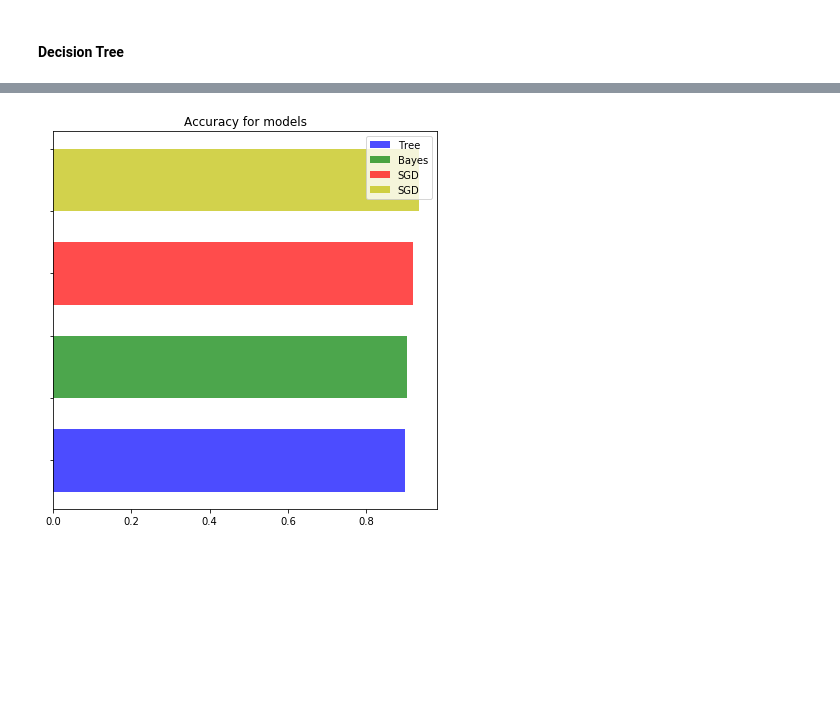
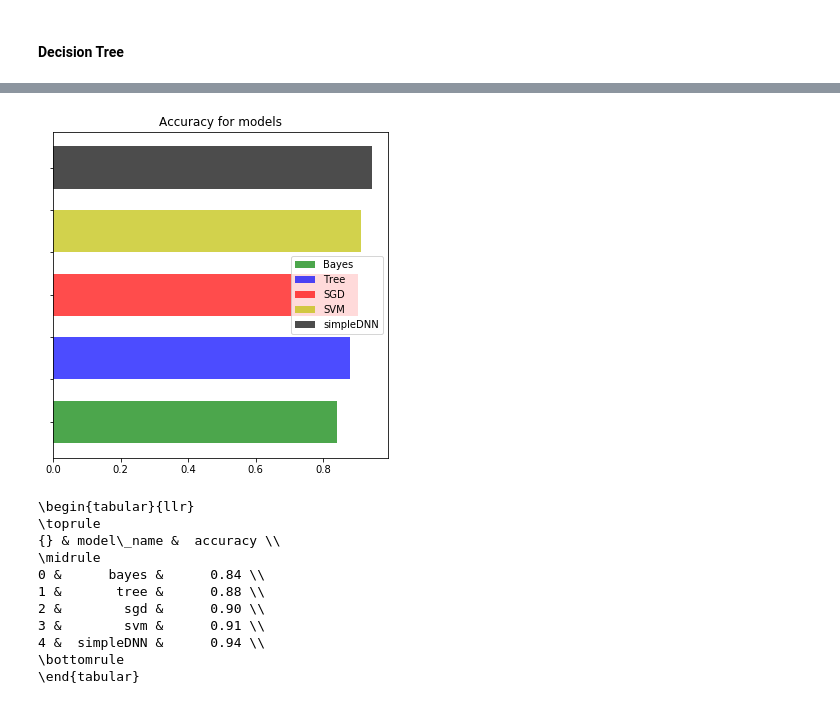
Before and after one commit to ChrisDelClea/technostress-sentiment-classification, a Jupyter notebook: models/DecisionTreeClassifier.ipynb, the cells around one changed output, grey strips where cells are left out. Cells and saved outputs as stored; diff of their text form; code cells hidden in the pictures; blank space fills up the shorter version.

```diff
--- a/models/DecisionTreeClassifier.ipynb
+++ b/models/DecisionTreeClassifier.ipynb
@@ -219,20 +217,38 @@ AttributeError: 'list' object has no attribute 'export_graphviz'
 # %%
-tree = [0.8974719101123596]
-bayes = [0.9044943820224719]
-sgd = [0.9199438202247191]
-svm = [0.9339887640449438]
-bars = [0.897,0.904,0.934]
+bayes = [0.8398791540785498] # 0.9044943820224719
+tree = [0.877643504531722] # 0.8974719101123596
+sgd = [0.9018126888217523] # 0.9199438202247191
+svm = [0.9108761329305136] # 0.9339887640449438
+simpleDNN = [0.9438202381134033]
+bars = [0.84,0.88,0.90,0.91,0.94]
 opacity = 0.7
 #figure4 = plt.figure(figsize=(6,6))
 fig4, ax = plt.subplots(figsize=(6,6))
-rects1 = plt.barh([0.0],tree,0.1,alpha=opacity,color='b',label='Tree')
-rects2 = plt.barh([0.15],bayes,0.1,alpha=opacity,color='g',label='Bayes')
+rects1 = plt.barh([0.0],bayes,0.1,alpha=opacity,color='g',label='Bayes')
+rects2 = plt.barh([0.15],tree,0.1,alpha=opacity,color='b',label='Tree')
 rects3 = plt.barh([0.30], sgd,0.1,alpha=opacity,color='r',label='SGD')
-rects4 = plt.barh([0.45], svm,0.1,alpha=opacity,color='y',label='SGD')
+rects4 = plt.barh([0.45], svm,0.1,alpha=opacity,color='y',label='SVM')
+rects5 = plt.barh([0.60], simpleDNN,0.1,alpha=opacity,color='black',label='simpleDNN')
 plt.title("Accuracy for models")
-plt.tight_layout()
+#plt.tight_layout()
 ax.set_yticklabels([])
 plt.legend()
 plt.show()
 # %% [output]
-[figure, old version]
+[figure, new version]
+# %%
+data = {"model_name":["bayes","tree","sgd","svm","simpleDNN"],"accuracy":[0.84,0.88,0.90,0.91,0.94]}
+ssdf = pd.DataFrame(data)
+print(ssdf.to_latex())
+# %% [output]
+\begin{tabular}{llr}
+\toprule
+{} & model\_name &  accuracy \\
+\midrule
+0 &      bayes &      0.84 \\
+1 &       tree &      0.88 \\
+2 &        sgd &      0.90 \\
+3 &        svm &      0.91 \\
+4 &  simpleDNN &      0.94 \\
+\bottomrule
+\end{tabular}
```
Also changed, not shown: parts of 23 cells of this notebook, 4 other files.
